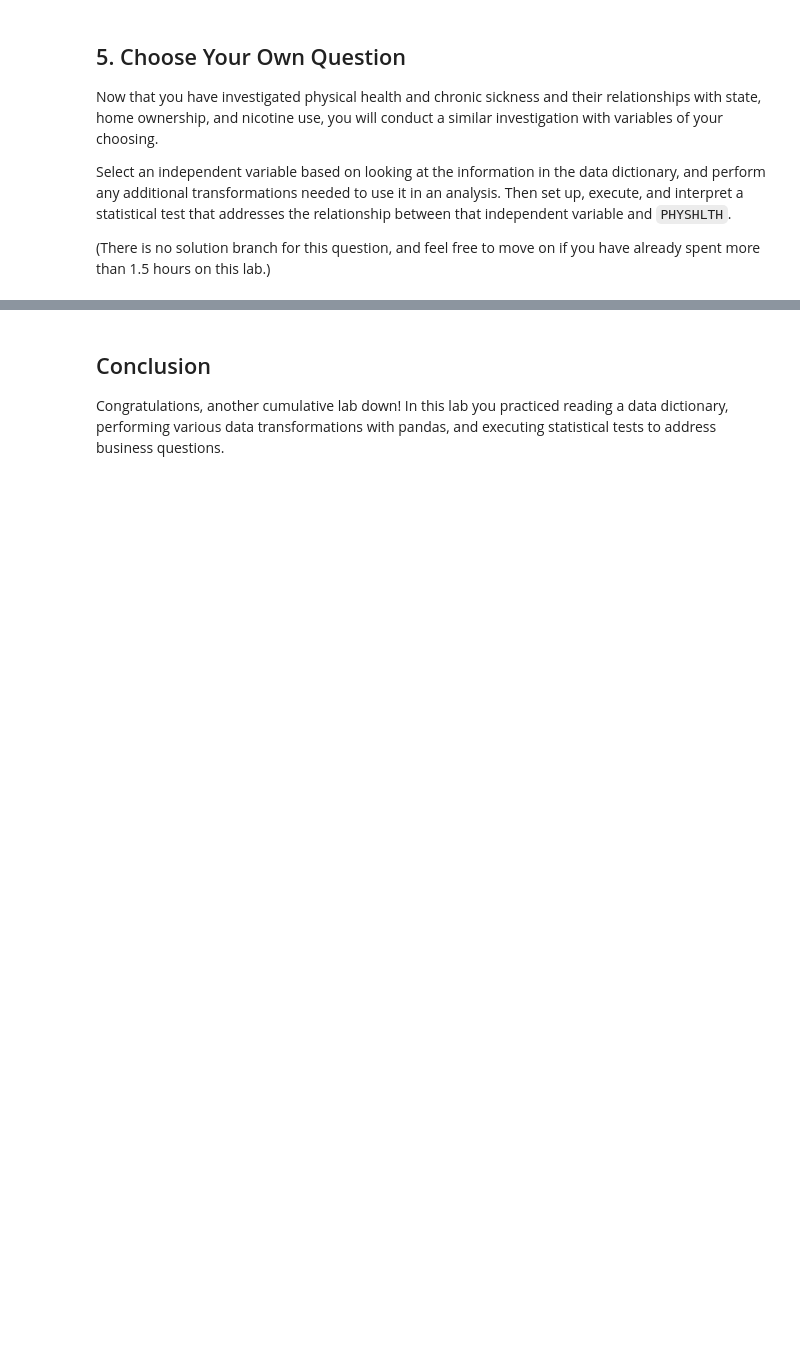
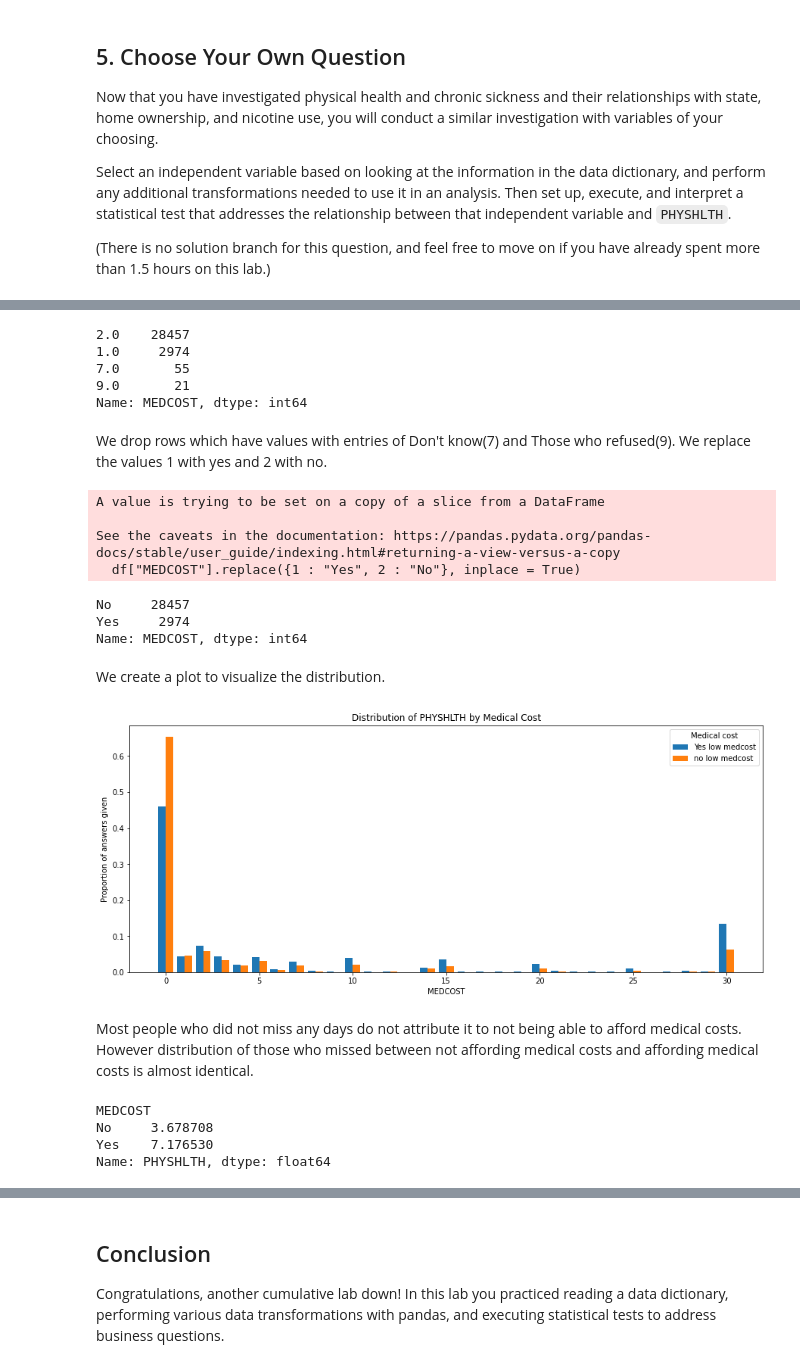
Before and after one commit to Obatsa/dsc-hypothesis-testing-lab, a Jupyter notebook: index.ipynb, the cells around one changed output, grey strips where cells are left out. Saved outputs shown, nothing was run; the diff lists cells and outputs as text; code cells hidden in the pictures; blank space fills up the shorter version.

```diff
--- a/index.ipynb
+++ b/index.ipynb
@@ -597,0 +670,57 @@ Select an independent variable based on looking at the information in the data d
+# %%
+df["MEDCOST"].value_counts()
+# %% [output]
+2.0    28457
+1.0     2974
+7.0       55
+9.0       21
+Name: MEDCOST, dtype: int64
+# %% [markdown]
+We drop rows which have values with entries of Don't know(7) and Those who refused(9). We replace the values 1 with yes and 2 with no.
+# %%
+df["MEDCOST"].replace({1 : "Yes", 2 : "No"}, inplace = True)
+df = df[(df.MEDCOST == "Yes") | (df.MEDCOST == "No")]
+# %% [output]
+A value is trying to be set on a copy of a slice from a DataFrame
+
+See the caveats in the documentation: https://pandas.pydata.org/pandas-docs/stable/user_guide/indexing.html#returning-a-view-versus-a-copy
+  df["MEDCOST"].replace({1 : "Yes", 2 : "No"}, inplace = True)
+# %%
+df["MEDCOST"].value_counts()
+# %% [output]
+No     28457
+Yes     2974
+Name: MEDCOST, dtype: int64
+# %% [markdown]
+We create a plot to visualize the distribution.
+# %%
+yes_medcost = df.loc[df["MEDCOST"] == "Yes", "PHYSHLTH"]
+no_medcost = df.loc[df["MEDCOST"] == "No", "PHYSHLTH"]
+
+
+fig, ax = plt.subplots(figsize=(15, 6))
+
+ax.hist(
+    x = [yes_medcost, no_medcost],
+    label = ["Yes low medcost", "no low medcost"],
+    bins = range(32),
+    align="left",
+    density = True
+)
+
+ax.set_xlabel("MEDCOST")
+ax.set_ylabel("Proportion of answers given")
+ax.set_title("Distribution of PHYSHLTH by Medical Cost")
+
+ax.legend(title="Medical cost");
+# %% [output]
+[figure, added]
+# %% [markdown]
+Most people who did not miss any days do not attribute it to not being able to afford medical costs. However distribution of those who missed between not affording medical costs and affording medical costs is almost identical.
+# %%
+df.groupby("MEDCOST")["PHYSHLTH"].mean()
+# %% [output]
+MEDCOST
+No     3.678708
+Yes    7.176530
+Name: PHYSHLTH, dtype: float64
```
Also changed, not shown: parts of 23 cells of this notebook.
